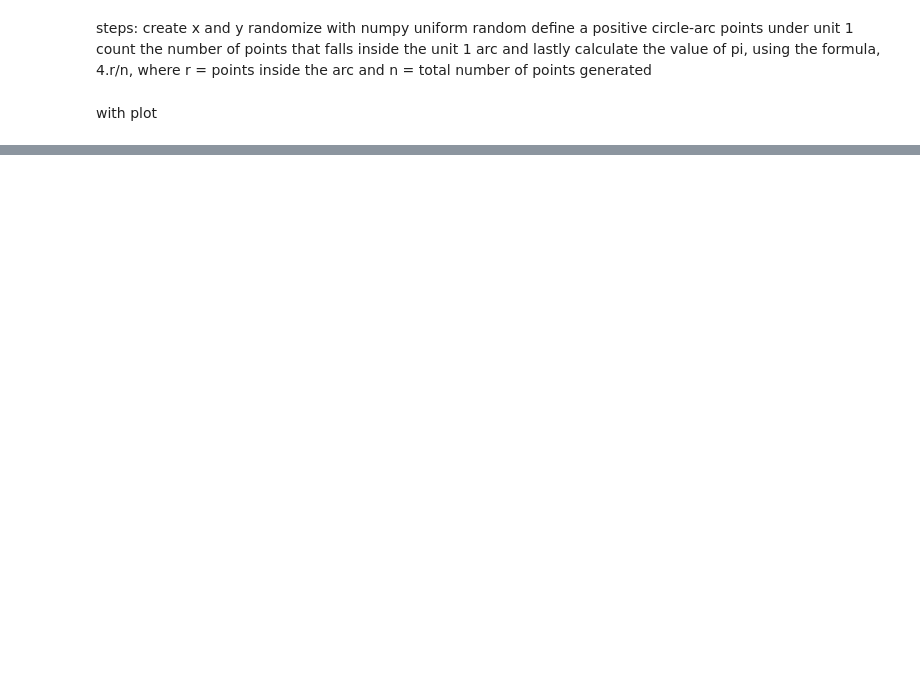
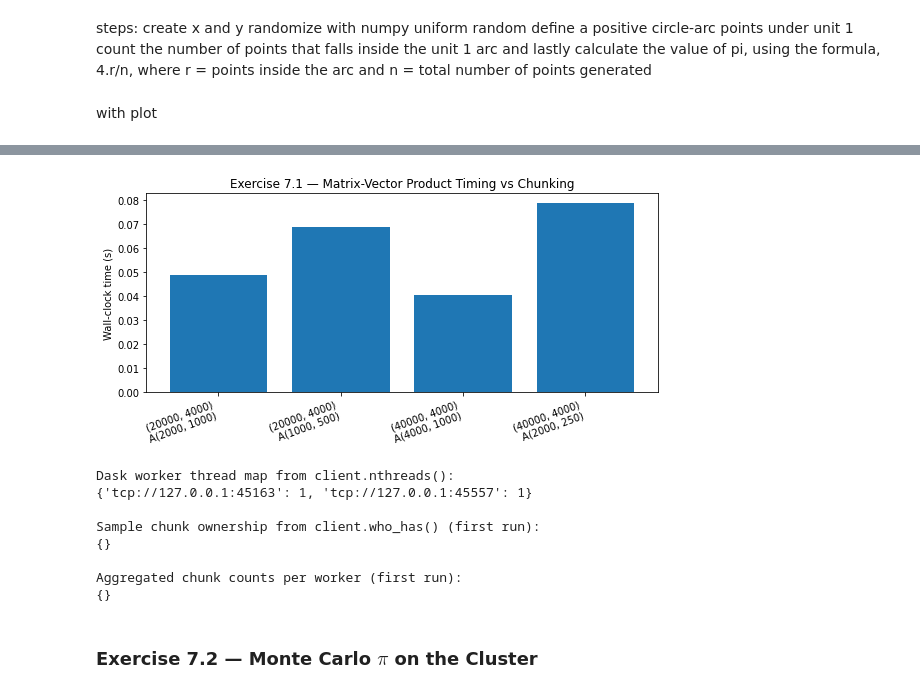
Before and after one commit to shreejal1/miniproject_computing, a Jupyter notebook: lecture3_exercise.ipynb, the cells around one changed output, grey strips where cells are left out. Saved outputs shown, nothing was run; the diff lists cells and outputs as text; code cells hidden in the pictures; blank space fills up the shorter version.

```diff
--- a/lecture3_exercise.ipynb
+++ b/lecture3_exercise.ipynb
@@ -140,0 +653,31 @@ Time elapsed: 0.2019 seconds
+# %%
+plt.figure(figsize=(8, 4))
+labels = [f"{r['shape']}\nA{r['a_chunks']}" for r in results_71]
+times = [r["elapsed_s"] for r in results_71]
+plt.bar(labels, times)
+plt.ylabel("Wall-clock time (s)")
+plt.title("Exercise 7.1 — Matrix-Vector Product Timing vs Chunking")
+plt.xticks(rotation=20, ha="right")
+plt.tight_layout()
+plt.show()
+
+print("\nDask worker thread map from client.nthreads():")
+print(results_71[0]["nthreads"])
+
+print("\nSample chunk ownership from client.who_has() (first run):")
+print(results_71[0]["who_has_sample"])
+
+print("\nAggregated chunk counts per worker (first run):")
+print(results_71[0]["worker_chunk_counts"])
+# %% [output]
+[figure, added]
+Dask worker thread map from client.nthreads():
+{'tcp://127.0.0.1:45163': 1, 'tcp://127.0.0.1:45557': 1}
+
+Sample chunk ownership from client.who_has() (first run):
+{}
+
+Aggregated chunk counts per worker (first run):
+{}
+# %% [markdown]
+### Exercise 7.2 — Monte Carlo $\pi$ on the Cluster
```
Also changed, not shown: parts of 24 cells of this notebook, 7 other files.
